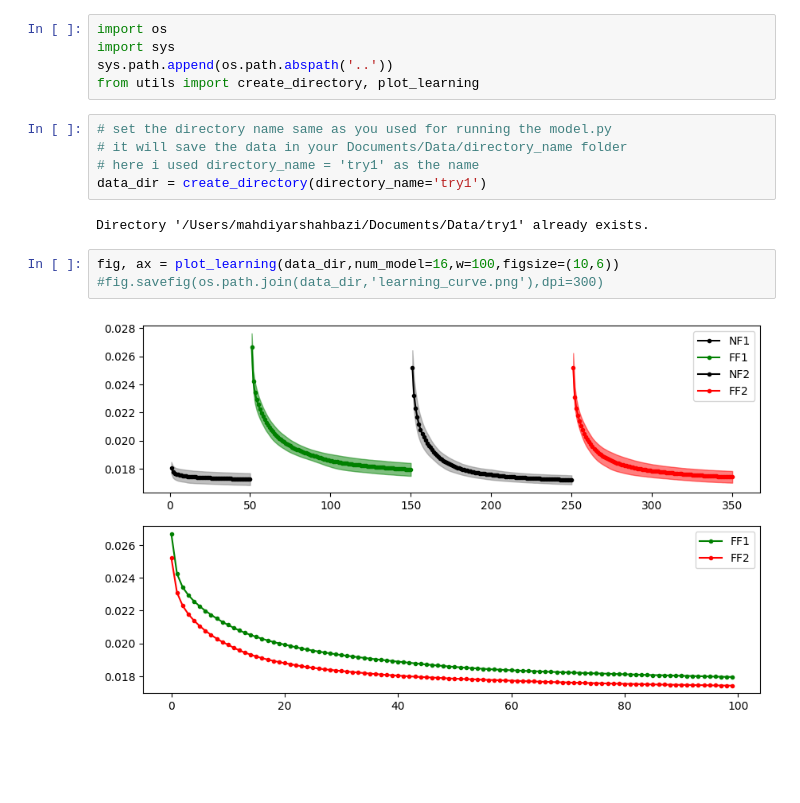
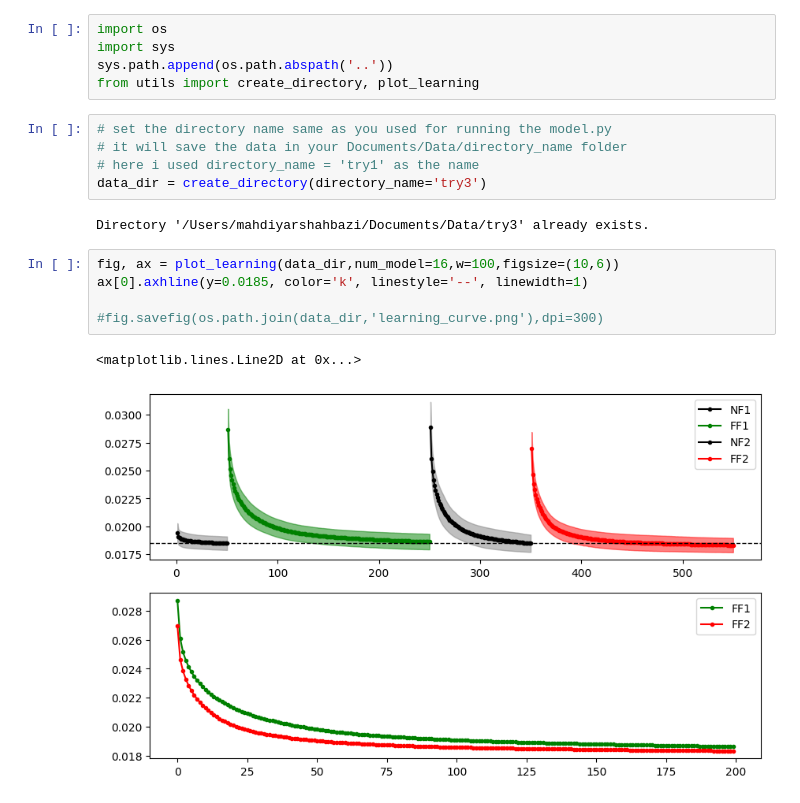
Before and after one commit to mshahbazi1997/MotorSavingModel, a Jupyter notebook: notebooks/test_paul.ipynb, the cells around one changed output. Saved outputs shown, nothing was run; the diff lists cells and outputs as text; blank space fills up the shorter version.

```diff
--- a/notebooks/test_paul.ipynb
+++ b/notebooks/test_paul.ipynb
@@ -7,11 +7,14 @@ from utils import create_directory, plot_learning
 # set the directory name same as you used for running the model.py
 # it will save the data in your Documents/Data/directory_name folder
 # here i used directory_name = 'try1' as the name
-data_dir = create_directory(directory_name='try1')
+data_dir = create_directory(directory_name='try3')
 # %% [output]
-Directory '/Users/mahdiyarshahbazi/Documents/Data/try1' already exists.
+Directory '/Users/mahdiyarshahbazi/Documents/Data/try3' already exists.
 # %%
 fig, ax = plot_learning(data_dir,num_model=16,w=100,figsize=(10,6))
+ax[0].axhline(y=0.0185, color='k', linestyle='--', linewidth=1)
+
 #fig.savefig(os.path.join(data_dir,'learning_curve.png'),dpi=300)
 # %% [output]
+<matplotlib.lines.Line2D at 0x...>
-[figure, old version]
+[figure, new version]
```
